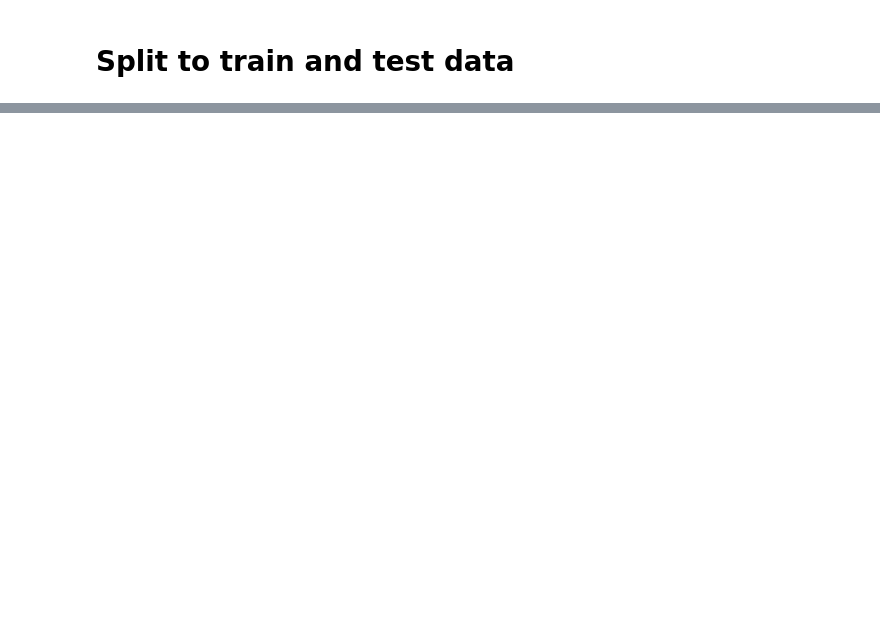
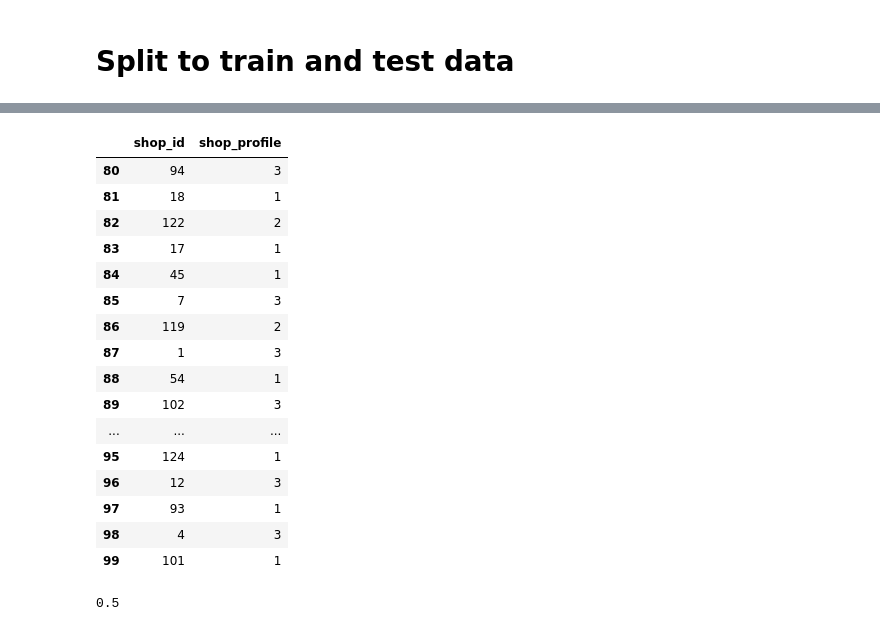
Before and after one commit to codened/DataStorm-4.0, a Jupyter notebook: stormingRoundDay_2/DataStorm_4_0_new - Copy.ipynb, the cells around one changed output, grey strips where cells are left out. Drawn from its saved outputs; the diff is of its cells as text; code cells hidden in the pictures; blank space fills up the shorter version.

```diff
--- a/stormingRoundDay_2/DataStorm_4_0_new - Copy.ipynb
+++ b/stormingRoundDay_2/DataStorm_4_0_new - Copy.ipynb
@@ -206,0 +243,20 @@ test_data = TrainDF[TrainDF[column_name].isin(dataset_2_categories)]
+# %%
+expectedResult
+# %% [output]
+|  | shop_id | shop_profile |
+| 80 | 94 | 3 |
+| 81 | 18 | 1 |
+| 82 | 122 | 2 |
+| 83 | 17 | 1 |
+| 84 | 45 | 1 |
+| 85 | 7 | 3 |
+| 86 | 119 | 2 |
+| 87 | 1 | 3 |
+| 88 | 54 | 1 |
+| 89 | 102 | 3 |
+| ... | ... | ... |
+| 95 | 124 | 1 |
+| 96 | 12 | 3 |
+| 97 | 93 | 1 |
+| 98 | 4 | 3 |
+| 99 | 101 | 1 |
@@ -206,0 +285,21 @@ test_data = TrainDF[TrainDF[column_name].isin(dataset_2_categories)]
+# %%
+import pandas as pd
+from sklearn.metrics import accuracy_score
+from sklearn.ensemble import RandomForestClassifier
+from sklearn.metrics import f1_score
+
+# Define the logistic regression model
+model = RandomForestClassifier(max_depth=25, min_samples_leaf=1, min_samples_split=2, n_estimators=10)
+
+# Train the model on the training data
+model.fit(X_train, y_train)
+
+# Make predictions on the testing data
+predictions = model.predict(X_test)
+
+accu = accuracy_score(y_test, predictions)
+
+print(accu)
+# print(f1_score(y_test, predictions, average=None))
+# %% [output]
+0.5
```
Also changed, not shown: parts of 22 cells of this notebook.
